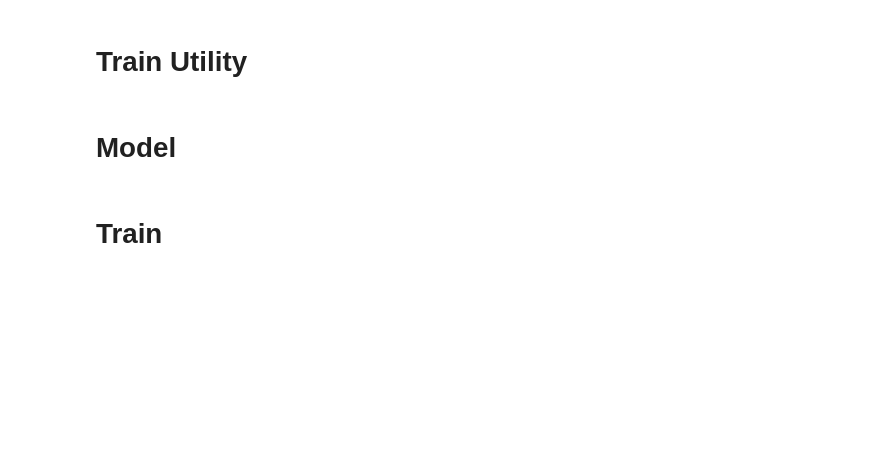
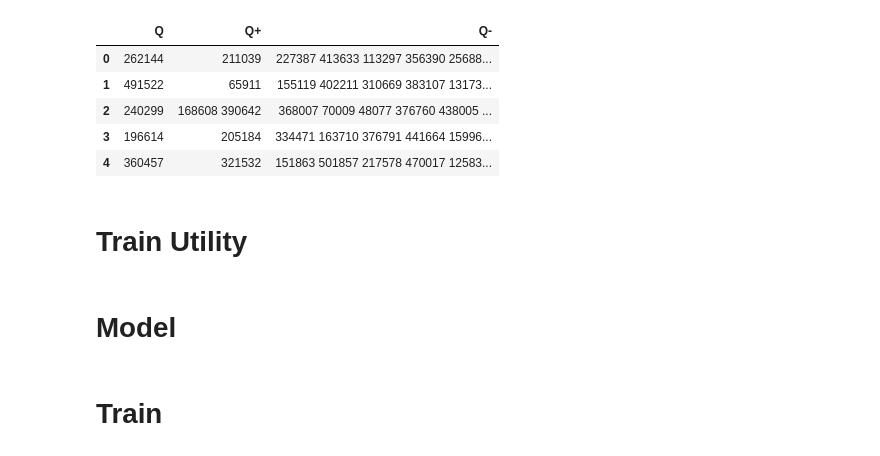
Before and after one commit to xuefeng7/NLP-project, a Jupyter notebook: Batch_Later.ipynb, the cells around one changed output. Saved outputs shown, nothing was run; the diff lists cells and outputs as text; code cells hidden in the pictures; blank space fills up the shorter version.

```diff
--- a/Batch_Later.ipynb
+++ b/Batch_Later.ipynb
@@ -78,6 +74,15 @@ def build_set_pair_with_idx(df):
 
 train_df = pd.read_csv('data/train_random.txt', header=None, delimiter='\t', names=['Q','Q+','Q-'])
 train_idx_set = build_set_pair_with_idx(train_df)
+# %%
+train_df.head()
+# %% [output]
+|  | Q | Q+ | Q- |
+| 0 | 262144 | 211039 | 227387 413633 113297 356390 25688... |
+| 1 | 491522 | 65911 | 155119 402211 310669 383107 13173... |
+| 2 | 240299 | 168608 390642 | 368007 70009 48077 376760 438005 ... |
+| 3 | 196614 | 205184 | 334471 163710 376791 441664 15996... |
+| 4 | 360457 | 321532 | 151863 501857 217578 470017 12583... |
 # %%
 def contxt2vec(title, body=None):
 
```
Also changed, not shown: parts of 29 cells of this notebook.
